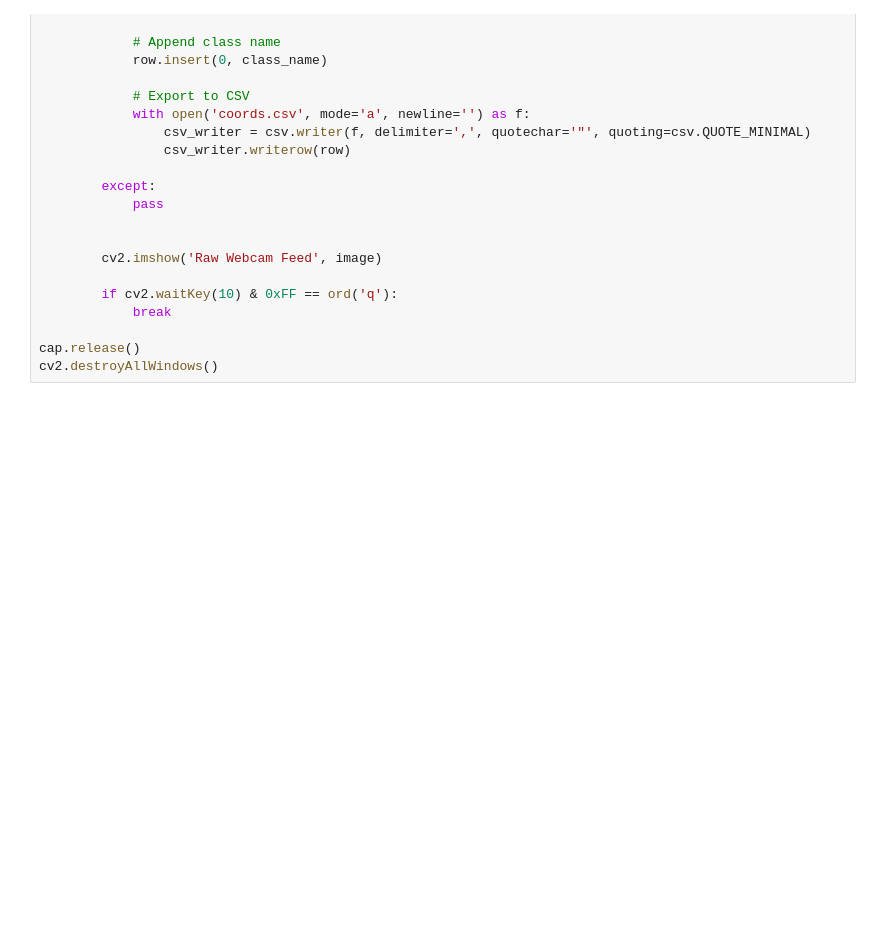
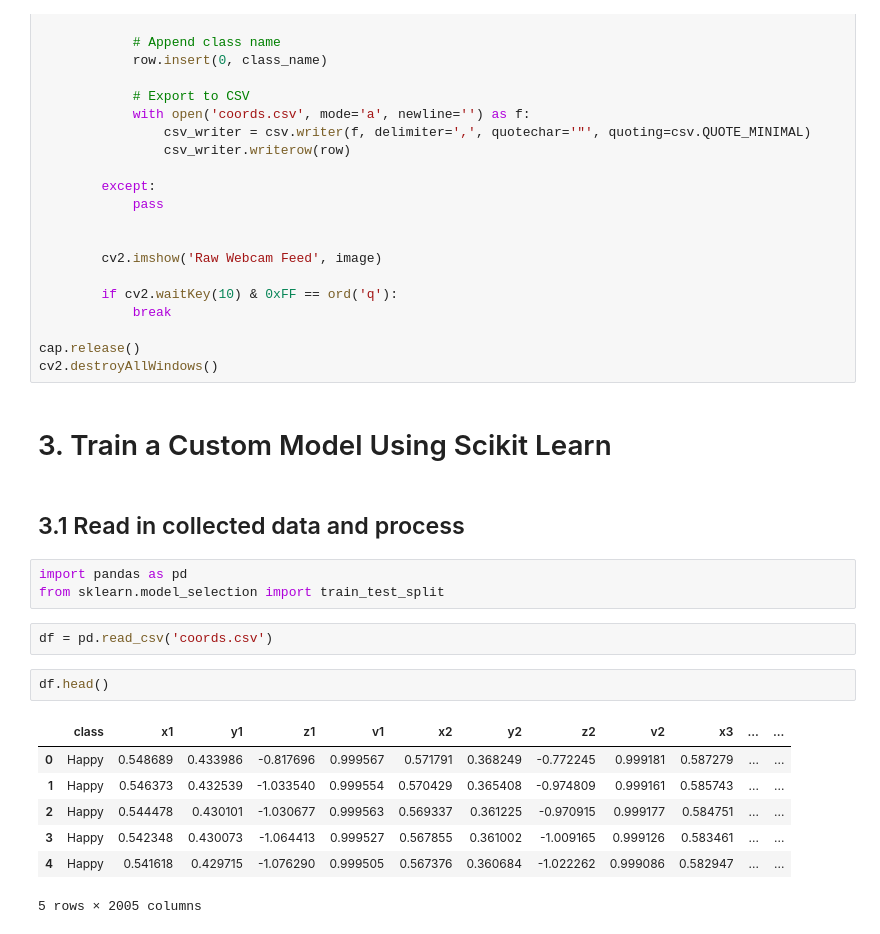
Before and after one commit to shrutiiiiin/BodyEmotion--Detection-MediaPie, a Jupyter notebook: AI_emotion_detection.ipynb, the cells around one changed output. Drawn from its saved outputs; the diff is of its cells as text; blank space fills up the shorter version.

```diff
--- a/AI_emotion_detection.ipynb
+++ b/AI_emotion_detection.ipynb
@@ -156,3 +160,22 @@ with mp_holistic.Holistic(min_detection_confidence=0.5, min_tracking_confidence=
 
 cap.release()
 cv2.destroyAllWindows()
+# %% [markdown]
+# 3. Train a Custom Model Using Scikit Learn
+# %% [markdown]
+## 3.1 Read in collected data and process
+# %%
+import pandas as pd
+from sklearn.model_selection import train_test_split
+# %%
+df = pd.read_csv('coords.csv')
+# %%
+df.head()
+# %% [output]
+|  | class | x1 | y1 | z1 | v1 | x2 | y2 | z2 | v2 | x3 | ... | ... |
+| 0 | Happy | 0.548689 | 0.433986 | -0.817696 | 0.999567 | 0.571791 | 0.368249 | -0.772245 | 0.999181 | 0.587279 | ... | ... |
+| 1 | Happy | 0.546373 | 0.432539 | -1.033540 | 0.999554 | 0.570429 | 0.365408 | -0.974809 | 0.999161 | 0.585743 | ... | ... |
+| 2 | Happy | 0.544478 | 0.430101 | -1.030677 | 0.999563 | 0.569337 | 0.361225 | -0.970915 | 0.999177 | 0.584751 | ... | ... |
+| 3 | Happy | 0.542348 | 0.430073 | -1.064413 | 0.999527 | 0.567855 | 0.361002 | -1.009165 | 0.999126 | 0.583461 | ... | ... |
+| 4 | Happy | 0.541618 | 0.429715 | -1.076290 | 0.999505 | 0.567376 | 0.360684 | -1.022262 | 0.999086 | 0.582947 | ... | ... |
+5 rows × 2005 columns
```
Also changed, not shown: parts of 18 cells of this notebook.
